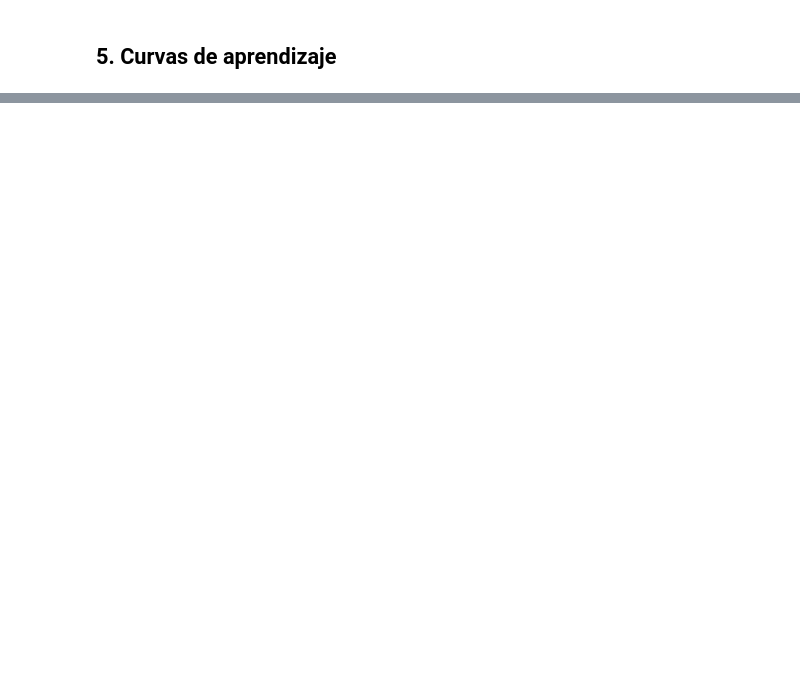
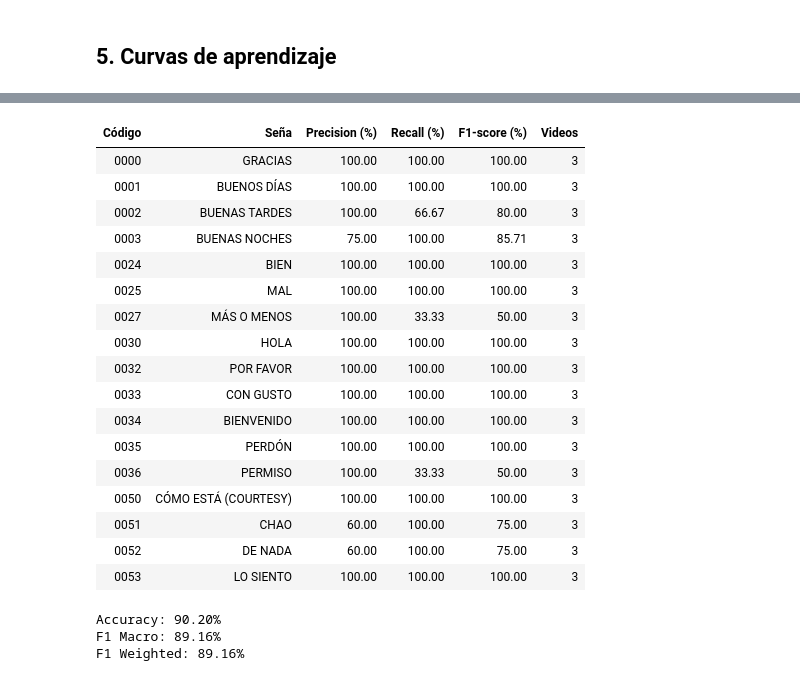
Before and after one commit to LauraRosas10/Reconocimiento-del-Lenguaje-de-Se-as-Colombiano, a Jupyter notebook: FASE 2/notebooks/entrenamiento_datasets_combinados.ipynb, the cells around one changed output, grey strips where cells are left out. Drawn from its saved outputs; the diff is of its cells as text; code cells hidden in the pictures; blank space fills up the shorter version.

```diff
--- a/FASE 2/notebooks/entrenamiento_datasets_combinados.ipynb
+++ b/FASE 2/notebooks/entrenamiento_datasets_combinados.ipynb
@@ -424,0 +392,78 @@ print('Resultados guardados en:', VIT_RESULTS_DIR)
+# %%
+from sklearn.metrics import classification_report
+
+# Calcular métricas
+report = classification_report(
+    targets,
+    predictions,
+    labels=np.arange(len(class_names)),
+    target_names=class_names,
+    output_dict=True,
+    zero_division=0
+)
+
+# Construir tabla por clase
+per_class = []
+
+for code in class_names:
+    row = report[code]
+
+    per_class.append({
+        'Código': code,
+        'Seña': CLASS_LABELS[code],
+        'Precision (%)': row['precision'] * 100,
+        'Recall (%)': row['recall'] * 100,
+        'F1-score (%)': row['f1-score'] * 100,
+        'Videos': int(row['support'])
+    })
+
+per_class_df = pd.DataFrame(per_class)
+
+# Mostrar tabla
+display(
+    per_class_df.style
+    .format({
+        'Precision (%)': '{:.2f}',
+        'Recall (%)': '{:.2f}',
+        'F1-score (%)': '{:.2f}',
+        'Videos': '{:.0f}'
+    })
+    .background_gradient(
+        subset=['F1-score (%)'],
+        cmap='Blues'
+    )
+    .hide(axis='index')
+)
+
+# Guardar
+per_class_df.to_csv(
+    RESULTS_DIR / 'test_metrics_per_class.csv',
+    index=False
+)
+
+# Métricas globales
+print(f"\nAccuracy: {report['accuracy']*100:.2f}%")
+print(f"F1 Macro: {report['macro avg']['f1-score']*100:.2f}%")
+print(f"F1 Weighted: {report['weighted avg']['f1-score']*100:.2f}%")
+# %% [output]
+| Código | Seña | Precision (%) | Recall (%) | F1-score (%) | Videos |
+| 0000 | GRACIAS | 100.00 | 100.00 | 100.00 | 3 |
+| 0001 | BUENOS DÍAS | 100.00 | 100.00 | 100.00 | 3 |
+| 0002 | BUENAS TARDES | 100.00 | 66.67 | 80.00 | 3 |
+| 0003 | BUENAS NOCHES | 75.00 | 100.00 | 85.71 | 3 |
+| 0024 | BIEN | 100.00 | 100.00 | 100.00 | 3 |
+| 0025 | MAL | 100.00 | 100.00 | 100.00 | 3 |
+| 0027 | MÁS O MENOS | 100.00 | 33.33 | 50.00 | 3 |
+| 0030 | HOLA | 100.00 | 100.00 | 100.00 | 3 |
+| 0032 | POR FAVOR | 100.00 | 100.00 | 100.00 | 3 |
+| 0033 | CON GUSTO | 100.00 | 100.00 | 100.00 | 3 |
+| 0034 | BIENVENIDO | 100.00 | 100.00 | 100.00 | 3 |
+| 0035 | PERDÓN | 100.00 | 100.00 | 100.00 | 3 |
+| 0036 | PERMISO | 100.00 | 33.33 | 50.00 | 3 |
+| 0050 | CÓMO ESTÁ (COURTESY) | 100.00 | 100.00 | 100.00 | 3 |
+| 0051 | CHAO | 60.00 | 100.00 | 75.00 | 3 |
+| 0052 | DE NADA | 60.00 | 100.00 | 75.00 | 3 |
+| 0053 | LO SIENTO | 100.00 | 100.00 | 100.00 | 3 |
+Accuracy: 90.20%
+F1 Macro: 89.16%
+F1 Weighted: 89.16%
```
Also changed, not shown: parts of 22 cells of this notebook.
